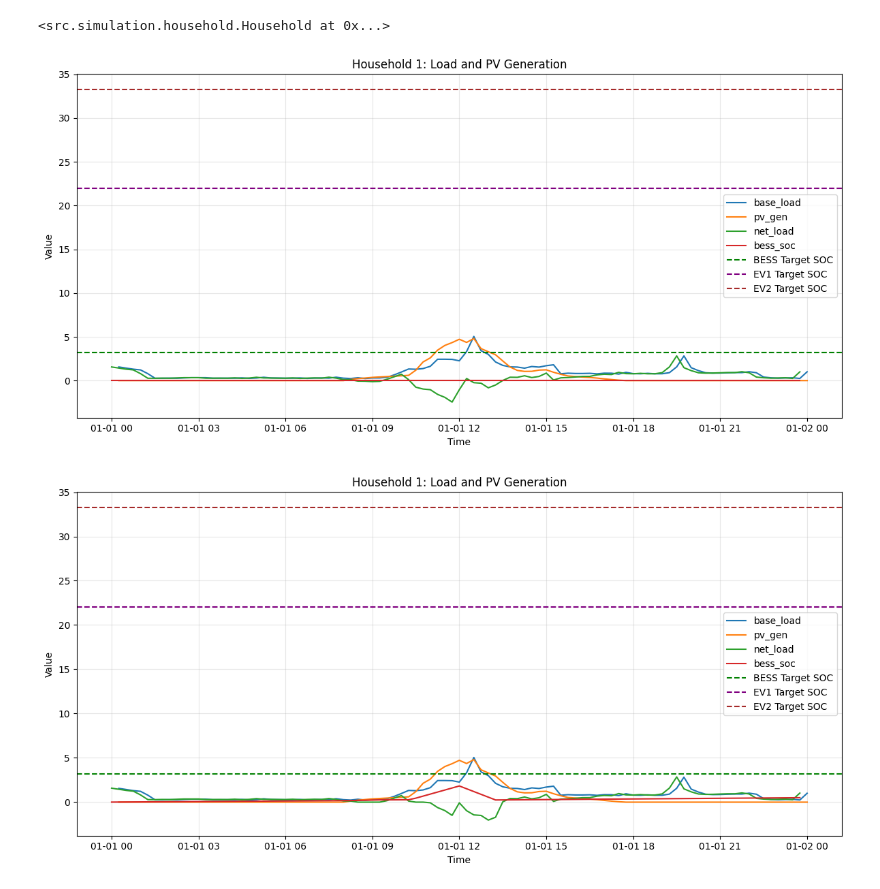
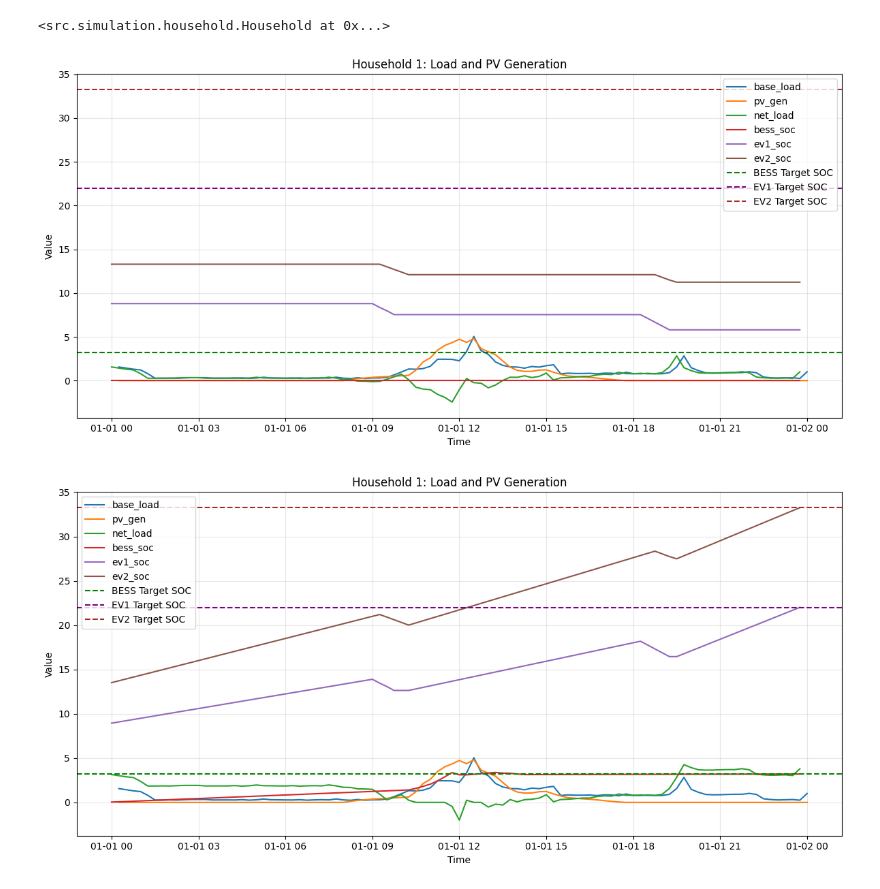
Before and after one commit to m-freud/Project-Household-Energy-Optimization, a Jupyter notebook: src/analysis/plot_households.ipynb, the cells around one changed output. Saved outputs shown, nothing was run; the diff lists cells and outputs as text; code cells hidden in the pictures.

Commit message:
feat: better plots
households plottable from influx/sql query. different standard field selections like SOCs, costs. debugging is more fun now

```diff
--- a/src/analysis/plot_households.ipynb
+++ b/src/analysis/plot_households.ipynb
@@ -51,30 +51,28 @@ Set initial SOC of ev2 to 13.3 kWh which is 20.0% of capacity
 # %%
 from src.analysis.plotting.household_plotter import plot_household_fields
 from simulation.scenarios.scenario import default_scenario
 from simulation.policies.naive_linear_satisfaction import naive_linear_satisfaction
 from src.simulation.scenarios.scenario import default_scenario
 
 
-fields = ["base_load", "pv_gen", "net_load", "bess_soc"]
+fields = ["base_load", "pv_gen", "net_load", "bess_soc", "ev1_soc", "ev2_soc"]
 
 
 fig = plot_household_fields(
     household_id=1,
     policy=no_control,
     scenario=default_scenario,
     fields=fields,
-    # colors={"load": "blue", "pv_gen": "orange", "bess_power": "green", "ev1_power": "red"},
     title="Household 1: Load and PV Generation",
 )
 
 fig = plot_household_fields(
     household_id=1,
     policy=naive_linear_satisfaction,
     scenario=default_scenario,
     fields=fields,
-    # colors={"load": "blue", "pv_gen": "orange", "bess_power": "green", "ev1_power": "red"},
     title="Household 1: Load and PV Generation",
 )
 # %% [output]
-[figure, old version]
+[figure, new version]
-[figure, old version]
+[figure, new version]
```
Also changed, not shown: 4 other files.
